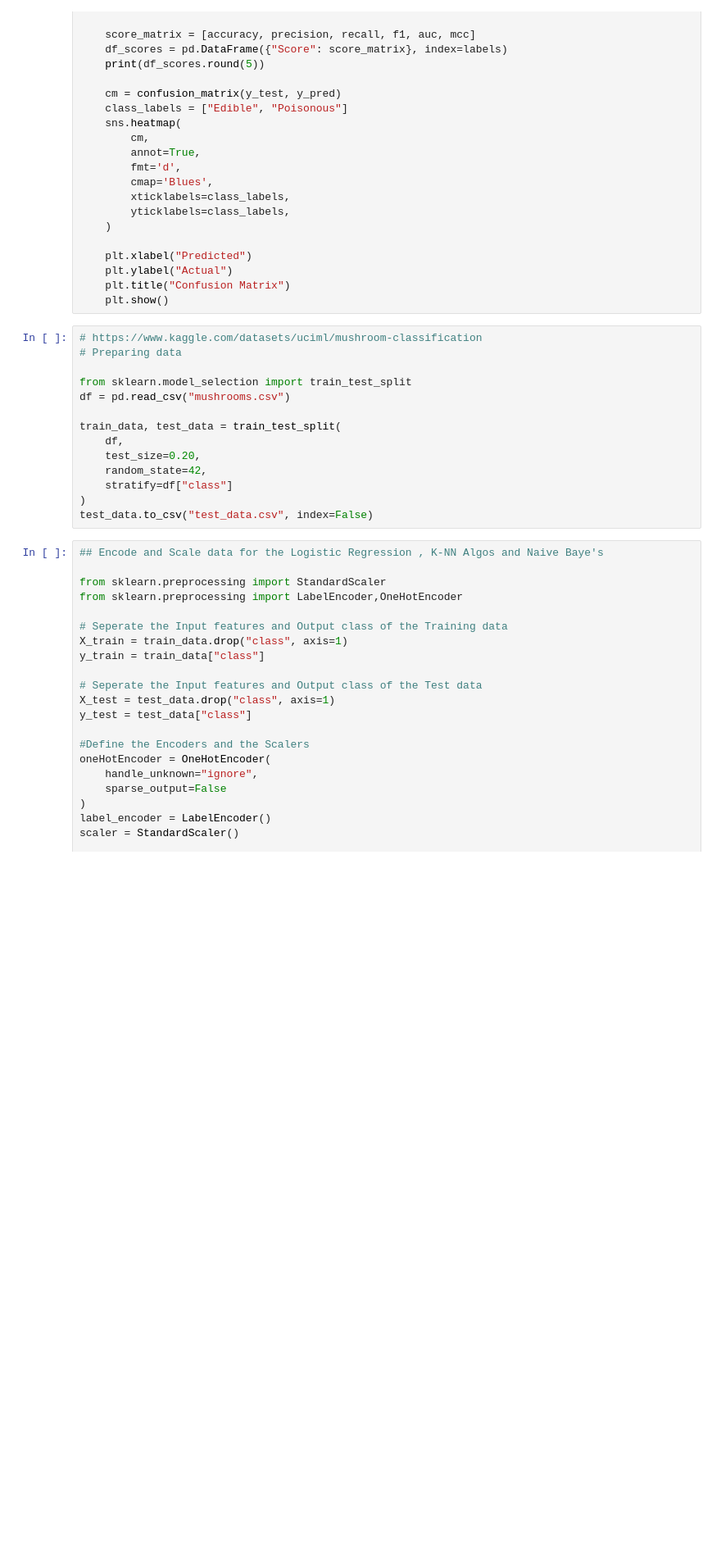
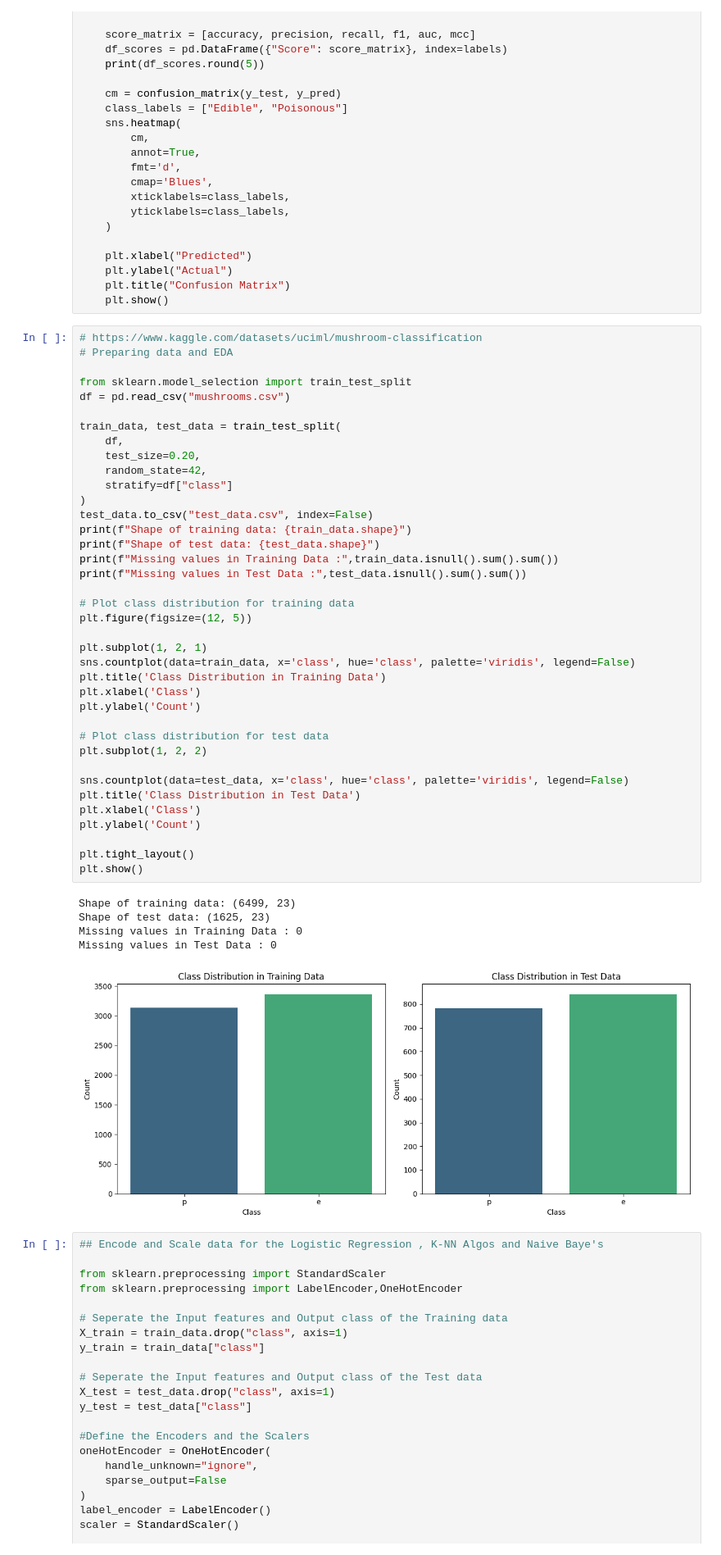
Before and after one commit to nileemahbits/2025ac05224_mushroom-classification, a Jupyter notebook: model/training_app.ipynb, the cells around one changed output. Shown at 82% size. Saved outputs shown, nothing was run; the diff lists cells and outputs as text; blank space fills up the shorter version.

Commit message:
added some EDA for the input data after splitting and  readme correction

```diff
--- a/model/training_app.ipynb
+++ b/model/training_app.ipynb
@@ -51,18 +49,48 @@ def model_performance_analysis(y_test,y_pred,y_probs):
     plt.show()
 # %%
 # https://www.kaggle.com/datasets/uciml/mushroom-classification
-# Preparing data
+# Preparing data and EDA
 
 from sklearn.model_selection import train_test_split
 df = pd.read_csv("mushrooms.csv")
 
 train_data, test_data = train_test_split(
     df,
     test_size=0.20,
     random_state=42,
     stratify=df["class"]
 )
 test_data.to_csv("test_data.csv", index=False)
+print(f"Shape of training data: {train_data.shape}")
+print(f"Shape of test data: {test_data.shape}")
+print(f"Missing values in Training Data :",train_data.isnull().sum().sum())
+print(f"Missing values in Test Data :",test_data.isnull().sum().sum())
+
+# Plot class distribution for training data
+plt.figure(figsize=(12, 5))
+
+plt.subplot(1, 2, 1)
+sns.countplot(data=train_data, x='class', hue='class', palette='viridis', legend=False)
+plt.title('Class Distribution in Training Data')
+plt.xlabel('Class')
+plt.ylabel('Count')
+
+# Plot class distribution for test data
+plt.subplot(1, 2, 2)
+
+sns.countplot(data=test_data, x='class', hue='class', palette='viridis', legend=False)
+plt.title('Class Distribution in Test Data')
+plt.xlabel('Class')
+plt.ylabel('Count')
+
+plt.tight_layout()
+plt.show()
+# %% [output]
+Shape of training data: (6499, 23)
+Shape of test data: (1625, 23)
+Missing values in Training Data : 0
+Missing values in Test Data : 0
+[figure, added]
 # %%
 ## Encode and Scale data for the Logistic Regression , K-NN Algos and Naive Baye's
 
```
Also changed, not shown: parts of 8 cells of this notebook, 1 other file.
